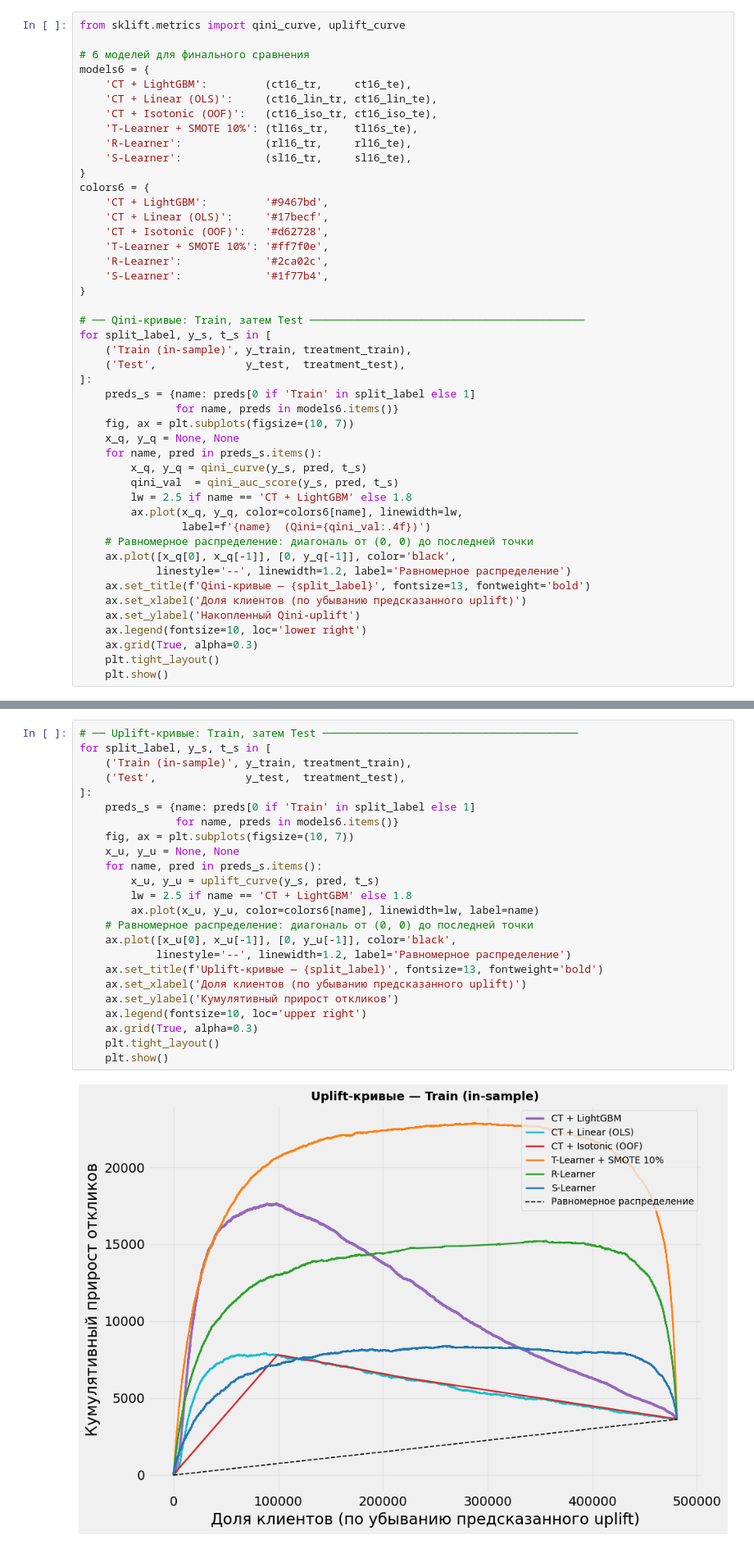
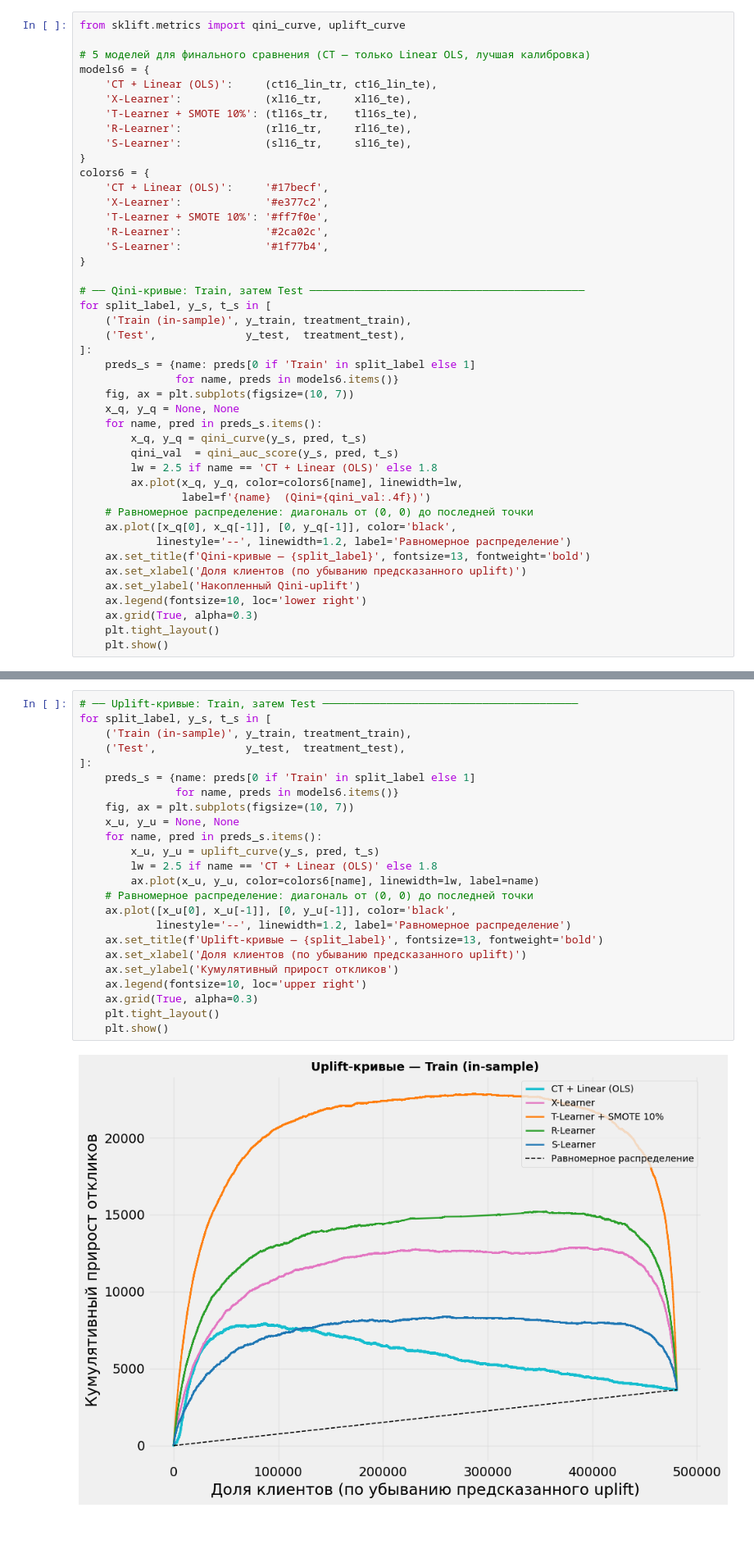
Before and after one commit to Xlemon5/lenta-uplift-modeling, a Jupyter notebook: modeling.ipynb, the cells around one changed output, grey strips where cells are left out. Shown at 82% size. Cells and saved outputs as stored; diff of their text form.

```diff
--- a/modeling.ipynb
+++ b/modeling.ipynb
@@ -2508,19 +2508,17 @@ Qini-кривые, Uplift-кривые и сравнительная диагр
 # %%
 from sklift.metrics import qini_curve, uplift_curve
 
-# 6 моделей для финального сравнения
+# 5 моделей для финального сравнения (CT — только Linear OLS, лучшая калибровка)
 models6 = {
-    'CT + LightGBM':         (ct16_tr,     ct16_te),
     'CT + Linear (OLS)':     (ct16_lin_tr, ct16_lin_te),
-    'CT + Isotonic (OOF)':   (ct16_iso_tr, ct16_iso_te),
+    'X-Learner':             (xl16_tr,     xl16_te),
     'T-Learner + SMOTE 10%': (tl16s_tr,    tl16s_te),
     'R-Learner':             (rl16_tr,     rl16_te),
     'S-Learner':             (sl16_tr,     sl16_te),
 }
 colors6 = {
-    'CT + LightGBM':         '#9467bd',
     'CT + Linear (OLS)':     '#17becf',
-    'CT + Isotonic (OOF)':   '#d62728',
+    'X-Learner':             '#e377c2',
     'T-Learner + SMOTE 10%': '#ff7f0e',
     'R-Learner':             '#2ca02c',
     'S-Learner':             '#1f77b4',
@@ -2538,7 +2536,7 @@ for split_label, y_s, t_s in [
     for name, pred in preds_s.items():
         x_q, y_q = qini_curve(y_s, pred, t_s)
         qini_val  = qini_auc_score(y_s, pred, t_s)
-        lw = 2.5 if name == 'CT + LightGBM' else 1.8
+        lw = 2.5 if name == 'CT + Linear (OLS)' else 1.8
         ax.plot(x_q, y_q, color=colors6[name], linewidth=lw,
                 label=f'{name}  (Qini={qini_val:.4f})')
     # Равномерное распределение: диагональ от (0, 0) до последней точки
@@ -2557,26 +2555,26 @@ for split_label, y_s, t_s in [
 # %%
 # ── Uplift-кривые: Train, затем Test ────────────────────────────────────────
 for split_label, y_s, t_s in [
     ('Train (in-sample)', y_train, treatment_train),
     ('Test',              y_test,  treatment_test),
 ]:
     preds_s = {name: preds[0 if 'Train' in split_label else 1]
                for name, preds in models6.items()}
     fig, ax = plt.subplots(figsize=(10, 7))
     x_u, y_u = None, None
     for name, pred in preds_s.items():
         x_u, y_u = uplift_curve(y_s, pred, t_s)
-        lw = 2.5 if name == 'CT + LightGBM' else 1.8
+        lw = 2.5 if name == 'CT + Linear (OLS)' else 1.8
         ax.plot(x_u, y_u, color=colors6[name], linewidth=lw, label=name)
     # Равномерное распределение: диагональ от (0, 0) до последней точки
     ax.plot([x_u[0], x_u[-1]], [0, y_u[-1]], color='black',
             linestyle='--', linewidth=1.2, label='Равномерное распределение')
     ax.set_title(f'Uplift-кривые — {split_label}', fontsize=13, fontweight='bold')
     ax.set_xlabel('Доля клиентов (по убыванию предсказанного uplift)')
     ax.set_ylabel('Кумулятивный прирост откликов')
     ax.legend(fontsize=10, loc='upper right')
     ax.grid(True, alpha=0.3)
     plt.tight_layout()
     plt.show()
 # %% [output]
-[figure, old version]
+[figure, new version]
```
Also changed, not shown: parts of 49 cells of this notebook, 1 other file.
